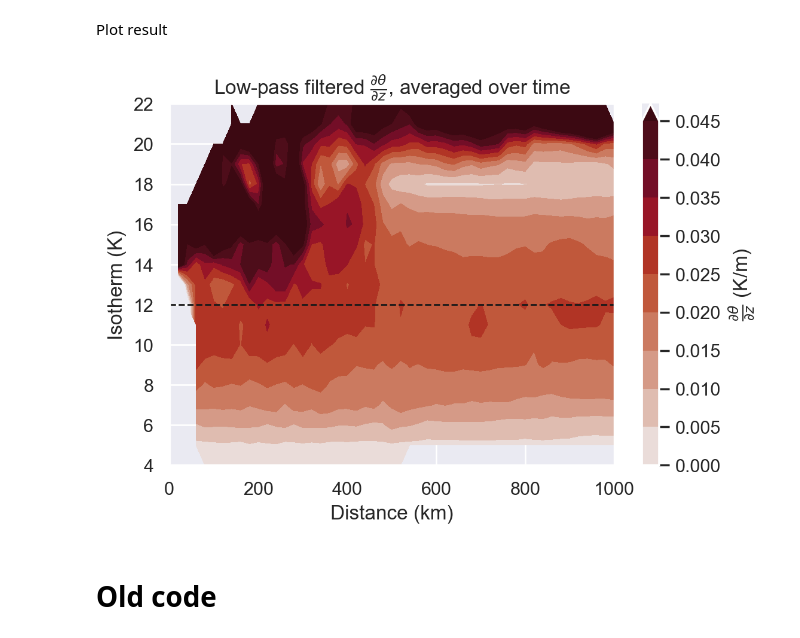
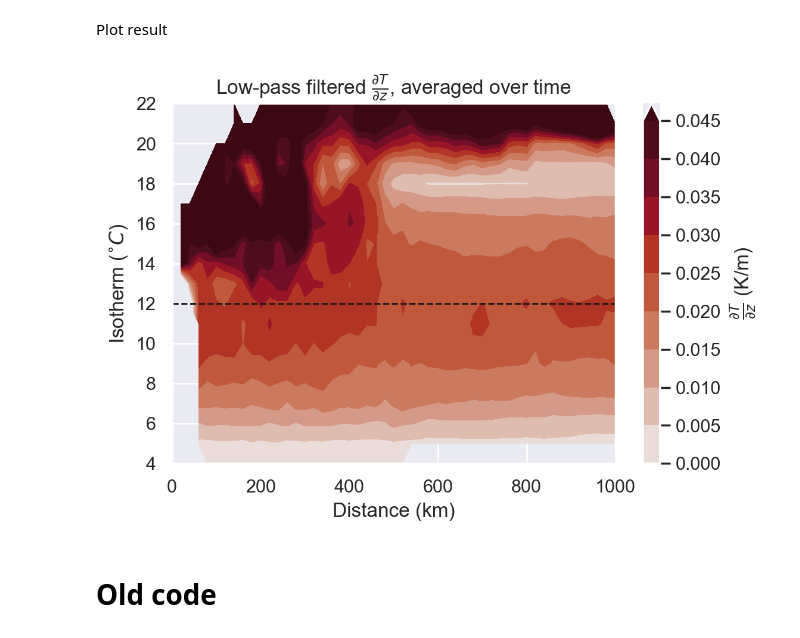
Before and after one commit to ktcarr/12.843, a Jupyter notebook: lab2/lab2_analysis.ipynb, the cells around one changed output. Cells and saved outputs as stored; diff of their text form; code cells hidden in the pictures.

```diff
--- a/lab2/lab2_analysis.ipynb
+++ b/lab2/lab2_analysis.ipynb
@@ -395,7 +394,7 @@ std_g  = error_int_scaled.std('time')
 # %%
 mpl.rcParams['figure.dpi']=200
 ##### Plot as a function of distance #####
-fig,ax = plt.subplots(figsize=(7,3))
+fig,ax = plt.subplots()
 
 # if name=='T'
 cp = ax.contourf(error_allyears.dist, error_allyears.isoline, error_allyears.mean('time',skipna=True),
@@ -448,30 +461,30 @@ Plot result
 # %%
 import matplotlib as mpl
 mpl.rcParams['figure.dpi']=200
 ### Plotting
 fig,ax = plt.subplots()
 
 if name=='T':
     cp = ax.contourf(zgrads_allyears.dist, zgrads_allyears.isoline, zgrads_allyears.mean('time'),
                      cmap='cmo.amp', levels=np.arange(0,.05,.005), extend='max')
-    cb = fig.colorbar(cp, label=r'$\frac{\partial \theta}{\partial z}$ (K/m)')
-    ax.set_ylabel('Isotherm (K)')
-    ax.set_title(r'Low-pass filtered $\frac{\partial\theta}{\partial z}$, averaged over time')
+    cb = fig.colorbar(cp, label=r'$\frac{\partial T}{\partial z}$ (K/m)')
+    ax.set_ylabel('Isotherm ($^{\circ}C$)')
+    ax.set_title(r'Low-pass filtered $\frac{\partial T}{\partial z}$, averaged over time')
     ax.axhline(12, ls='--',c='k',lw=1)
 else:
     cp = ax.contourf(zgrads_allyears.dist, zgrads_allyears.isoline, zgrads_allyears.mean('time'),
                      cmap='cmo.amp_r', levels=np.arange(-.005,0.0005,.0005), extend='both')
     cb = fig.colorbar(cp, label=r'$\frac{\partial \rho}{\partial z}$ (K/m)')
     ax.set_ylabel(r'Isopycnal ($kg/m^3$)')
     ax.set_title(r'Low-pass filtered $\frac{\partial\rho}{\partial z}$, averaged over time')
     ax.axhline(26.5, ls='--',c='k',lw=1)
     plt.gca().invert_yaxis() # reverse order of y axis so that depth decreases going down
 
 ax.set_xlabel('Distance (km)')
 
 plt.show()
 # %% [output]
-[figure, old version]
+[figure, new version]
 # %% [markdown]
 # Old code
 # %% [markdown]
```
Also changed, not shown: parts of 5 cells of this notebook, 1 other file.
